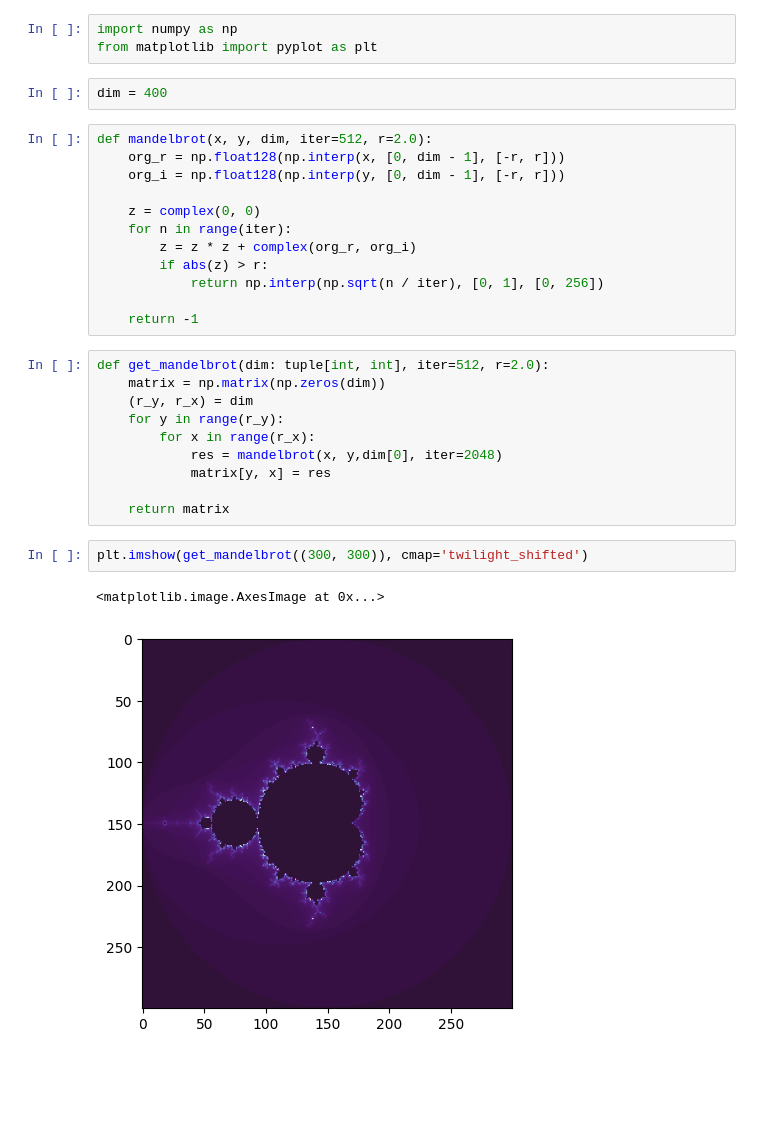
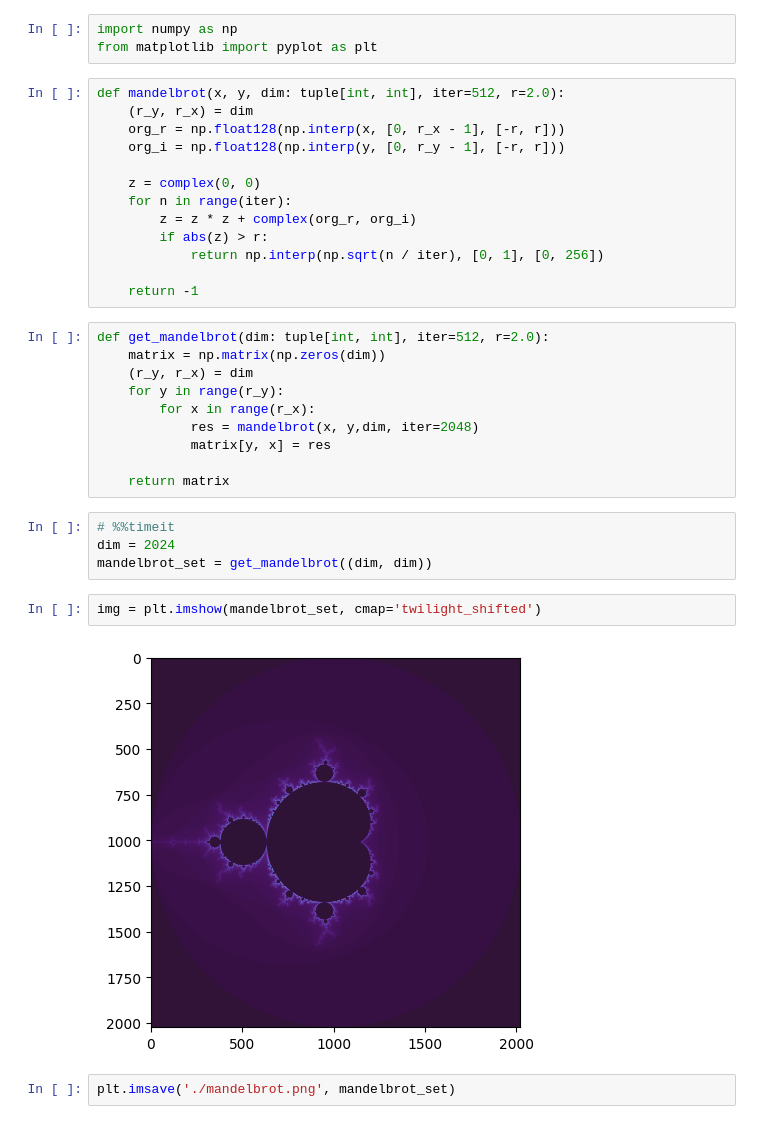
Before and after one commit to Luviz/CodeResume, a Jupyter notebook: Python/mandelbrot-set/mandelbrot.ipynb, the cells around one changed output. Cells and saved outputs as stored; diff of their text form; blank space fills up the shorter version.

```diff
--- a/Python/mandelbrot-set/mandelbrot.ipynb
+++ b/Python/mandelbrot-set/mandelbrot.ipynb
@@ -21,12 +3,11 @@ Note: you may need to restart the kernel to use updated packages.
 # %%
 import numpy as np
 from matplotlib import pyplot as plt
-# %%
-dim = 400
 # %%
-def mandelbrot(x, y, dim, iter=512, r=2.0):
-    org_r = np.float128(np.interp(x, [0, dim - 1], [-r, r]))
-    org_i = np.float128(np.interp(y, [0, dim - 1], [-r, r]))
+def mandelbrot(x, y, dim: tuple[int, int], iter=512, r=2.0):
+    (r_y, r_x) = dim
+    org_r = np.float128(np.interp(x, [0, r_x - 1], [-r, r]))
+    org_i = np.float128(np.interp(y, [0, r_y - 1], [-r, r]))
 
     z = complex(0, 0)
     for n in range(iter):
@@ -41,12 +22,17 @@ def get_mandelbrot(dim: tuple[int, int], iter=512, r=2.0):
     (r_y, r_x) = dim
     for y in range(r_y):
         for x in range(r_x):
-            res = mandelbrot(x, y,dim[0], iter=2048)
+            res = mandelbrot(x, y,dim, iter=2048)
             matrix[y, x] = res
 
     return matrix
+# %%
+# %%timeit
+dim = 2024
+mandelbrot_set = get_mandelbrot((dim, dim))
 # %%
-plt.imshow(get_mandelbrot((300, 300)), cmap='twilight_shifted')
+img = plt.imshow(mandelbrot_set, cmap='twilight_shifted')
 # %% [output]
-<matplotlib.image.AxesImage at 0x...>
-[figure, old version]
+[figure, new version]
+# %%
+plt.imsave('./mandelbrot.png', mandelbrot_set)
```
Also changed, not shown: parts of 1 cell of this notebook.
